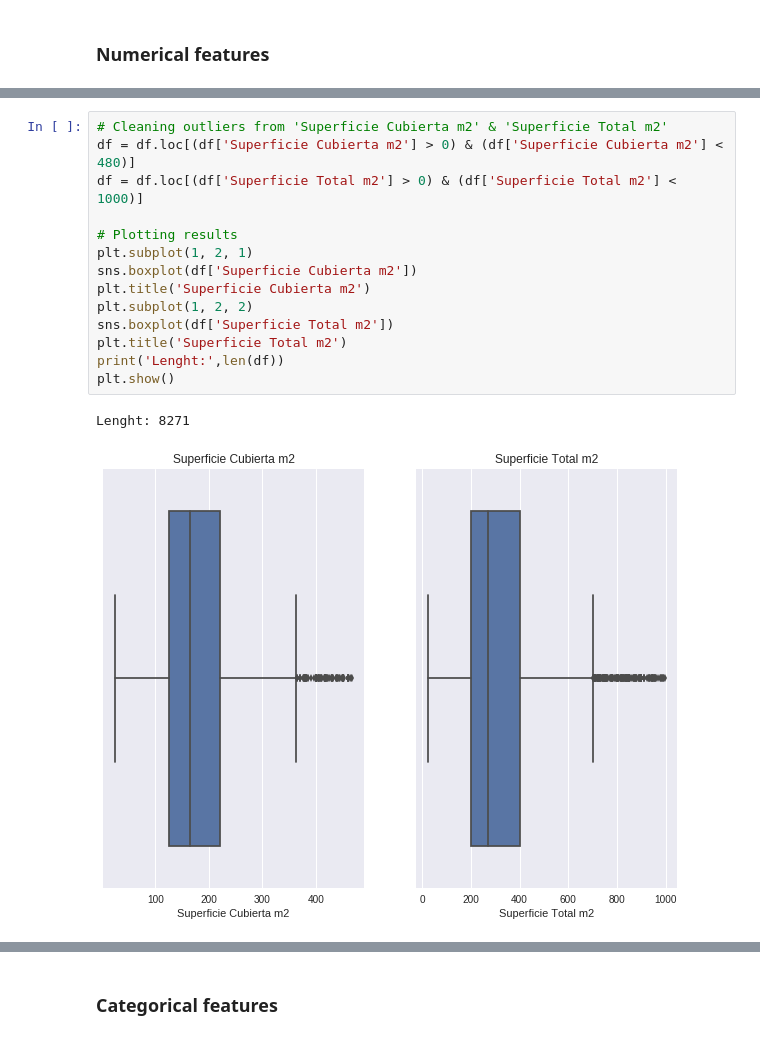
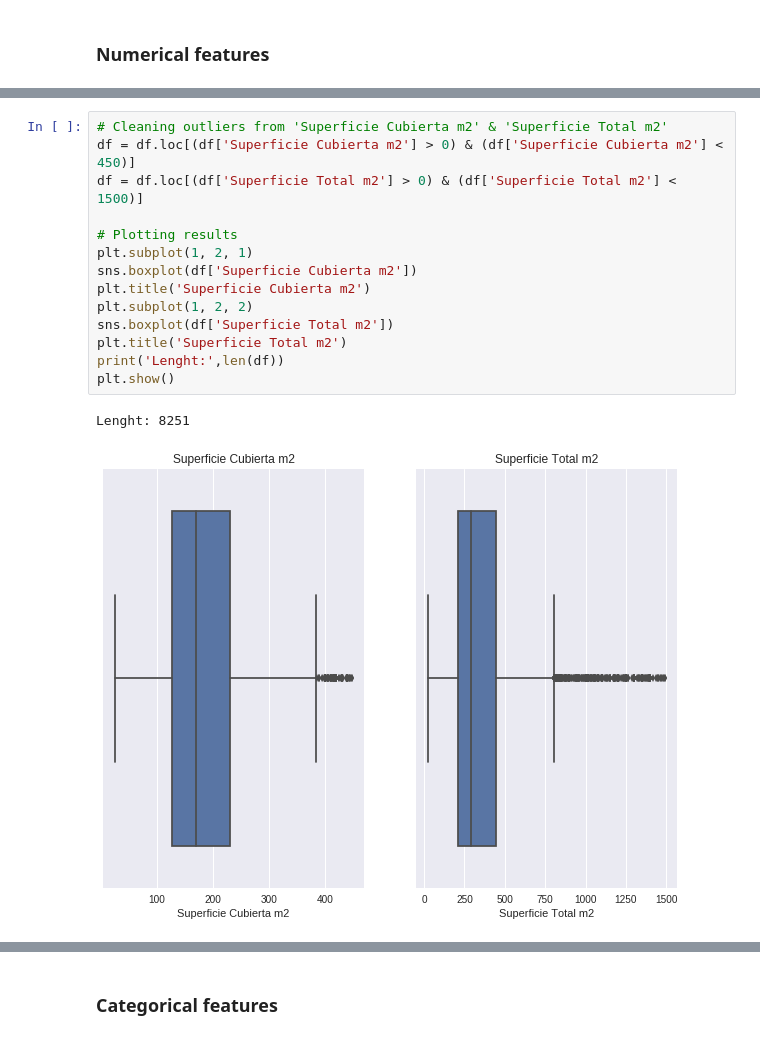
Before and after one commit to fedec15/House-Prices-Cordoba-City, a Jupyter notebook: Proyect/Data Analysis & Model.ipynb, the cells around one changed output, grey strips where cells are left out. Saved outputs shown, nothing was run; the diff lists cells and outputs as text.

```diff
--- a/Proyect/Data Analysis & Model.ipynb
+++ b/Proyect/Data Analysis & Model.ipynb
@@ -117,20 +119,20 @@ plt.show()
 # %%
 # Cleaning outliers from 'Superficie Cubierta m2' & 'Superficie Total m2'
-df = df.loc[(df['Superficie Cubierta m2'] > 0) & (df['Superficie Cubierta m2'] < 480)]
-df = df.loc[(df['Superficie Total m2'] > 0) & (df['Superficie Total m2'] < 1000)]
+df = df.loc[(df['Superficie Cubierta m2'] > 0) & (df['Superficie Cubierta m2'] < 450)]
+df = df.loc[(df['Superficie Total m2'] > 0) & (df['Superficie Total m2'] < 1500)]
 
 # Plotting results
 plt.subplot(1, 2, 1)
 sns.boxplot(df['Superficie Cubierta m2'])
 plt.title('Superficie Cubierta m2')
 plt.subplot(1, 2, 2)
 sns.boxplot(df['Superficie Total m2'])
 plt.title('Superficie Total m2')
 print('Lenght:',len(df))
 plt.show()
 # %% [output]
-Lenght: 8271
+Lenght: 8251
-[figure, old version]
+[figure, new version]
 # %%
 plt.subplot(1, 2, 1)
 sns.distplot(df['Superficie Cubierta m2'], fit=norm)
```
Also changed, not shown: parts of 27 cells of this notebook, 15 other files.
